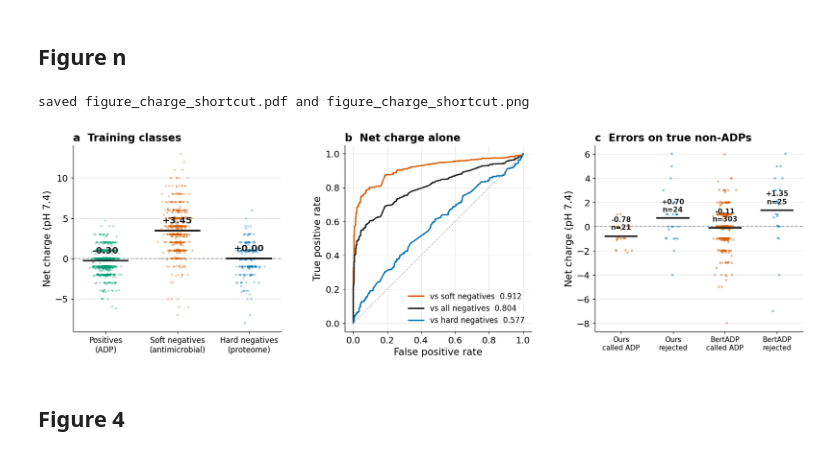
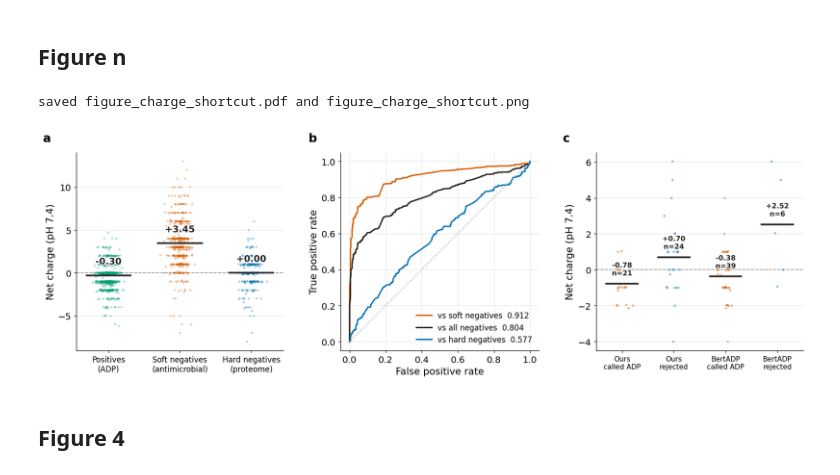
Before and after one commit to om-894/antidiabetic-peptide-classifier, a Jupyter notebook: figures.ipynb, the cells around one changed output. Saved outputs shown, nothing was run; the diff lists cells and outputs as text; code cells hidden in the pictures.

Commit message:
offset a b and c correctly

```diff
--- a/figures.ipynb
+++ b/figures.ipynb
@@ -78,7 +78,10 @@ saved figure_hardneg_fpr.pdf and figure_hardneg_fpr.png
 # %%
 # --- net charge as a learnable shortcut in the negative class ---
 from sklearn.metrics import roc_curve, roc_auc_score
+import matplotlib.patheffects as pe
 import numpy as np
+
+HALO = [pe.withStroke(linewidth=3, foreground="white")]
 
 # charge as the models see it: descriptor 0 of the fused vector, in split-file row order
 fz = np.load("fusion_vectors.npz", allow_pickle=True)
@@ -101,12 +104,12 @@ for i, (label, g, colour) in enumerate(GROUPS):
     ax.scatter(i + rng.normal(0, 0.075, len(g)), g.charge, s=9, color=colour,
                alpha=0.35, edgecolor="none", zorder=2)
     ax.hlines(g.charge.mean(), i - 0.32, i + 0.32, color="#222222", lw=2.4, zorder=4)
-    ax.annotate(f"{g.charge.mean():+.2f}", (i, g.charge.mean()), xytext=(0, 11),
-                textcoords="offset points", ha="center", fontweight="bold", color="#222222")
+    ax.annotate(f"{g.charge.mean():+.2f}", (i, g.charge.mean()), xytext=(0, 16),
+                textcoords="offset points", ha="center", fontweight="bold",
+                color="#222222", zorder=5, path_effects=HALO)
 ax.axhline(0, color=GREY, ls="--", lw=1.2, zorder=1)
 ax.set_xticks(range(3)); ax.set_xticklabels([g[0] for g in GROUPS], fontsize=11)
 ax.set_ylabel("Net charge (pH 7.4)")
-ax.set_title("a  Training classes", loc="left", fontweight="bold")
 ax.xaxis.grid(False); ax.set_axisbelow(True)
 
 # (b) charge alone as a classifier of the training labels
@@ -120,7 +123,6 @@ for label, sub, colour in CURVES:
     ax.plot(fpr, tpr, color=colour, label=f"{label}  {roc_auc_score(yneg, sub.charge):.3f}")
 ax.plot([0, 1], [0, 1], ls=":", color=GREY, lw=1.2)
 ax.set_xlabel("False positive rate"); ax.set_ylabel("True positive rate")
-ax.set_title("b  Net charge alone", loc="left", fontweight="bold")
 ax.legend(loc="lower right", fontsize=11); ax.set_aspect("equal")
 
 # (c) the rule surfacing in two independently trained models
@@ -132,40 +134,49 @@ assert [str(s) for s in z["sequences"]][-len(p):] == test.Sequence.tolist(), "te
 test = test.assign(p=p)
 ours = test[(test.Label == 0) & (test.NegType == "hard")]
 
 bert = pd.read_csv("benchmark/bertadp_hardneg_all_pred.csv", keep_default_na=False)
-bert = bert.merge(split[["Sequence", "charge"]], on="Sequence", how="left")
+bert = bert.merge(split[["Sequence", "charge", "Split"]], on="Sequence", how="left")
 assert bert.charge.notna().all(), "BertADP peptides missing a charge"
+# restrict to the same hard negatives our model is scored on, so the two n's are comparable.
+# drop this line to show BertADP on all splits, but then say in the caption that the panel
+# shows the direction of the charge rule, not comparable false-positive rates.
+bert = bert[bert.Split == "test"]
 
 COLS = [("Ours\ncalled ADP", ours.charge[ours.p > 0.5], VERMILLION),
         ("Ours\nrejected", ours.charge[ours.p <= 0.5], BLUE),
         ("BertADP\ncalled ADP", bert.charge[bert.Prediction == 1], VERMILLION),
         ("BertADP\nrejected", bert.charge[bert.Prediction == 0], BLUE)]
 for i, (label, vals, colour) in enumerate(COLS):
     ax.scatter(i + rng.normal(0, 0.075, len(vals)), vals, s=11, color=colour,
                alpha=0.45, edgecolor="none", zorder=2)
     ax.hlines(vals.mean(), i - 0.32, i + 0.32, color="#222222", lw=2.4, zorder=4)
-    ax.annotate(f"{vals.mean():+.2f}\nn={len(vals)}", (i, vals.mean()), xytext=(0, 9),
-                textcoords="offset points", ha="center", fontsize=10,
-                fontweight="bold", color="#222222")
+    ax.annotate(f"{vals.mean():+.2f}\nn={len(vals)}", (i, vals.mean()), xytext=(0, 12),
+                textcoords="offset points", ha="center", fontsize=10, fontweight="bold",
+                color="#222222", zorder=5, path_effects=HALO)
 ax.axhline(0, color=GREY, ls="--", lw=1.2, zorder=1)
 ax.set_xticks(range(4)); ax.set_xticklabels([c[0] for c in COLS], fontsize=10)
 ax.set_ylabel("Net charge (pH 7.4)")
-ax.set_title("c  Errors on true non-ADPs", loc="left", fontweight="bold")
 ax.xaxis.grid(False); ax.set_axisbelow(True)
 
 # cross-check every drawn number against the exported table
 src = pd.read_csv("results/phase6_5_charge_source.csv").set_index("quantity")["value"]
 assert abs(roc_auc_score((tr.Label == 0).astype(int), tr.charge)
            - src["train_charge_auc_positives_vs_all_negatives"]) < 5e-4, "AUC drift vs phase6.5"
 assert abs(ours.charge[ours.p > 0.5].mean()
            - src["test_hardneg_mean_charge_false_positive"]) < 5e-3, "FP charge drift vs phase6.5"
 
+fig.tight_layout(w_pad=2.2)
 
-fig.tight_layout(w_pad=2.2)
+# panel labels go on last, in axes coordinates, so they track the boxes tight_layout
+# and set_aspect("equal") actually produce rather than the pre-layout positions
+for lab, a in zip("abc", axes):
+    a.text(-0.16, 1.04, lab, transform=a.transAxes, fontsize=17,
+           fontweight="bold", va="bottom", ha="left")
+
 save_figure(fig, "figure_charge_shortcut")
 # %% [output]
 saved figure_charge_shortcut.pdf and figure_charge_shortcut.png
-[figure, old version]
+[figure, new version]
 # %% [markdown]
 ## Figure 4
 # %%
```
Also changed, not shown: 2 other files.
